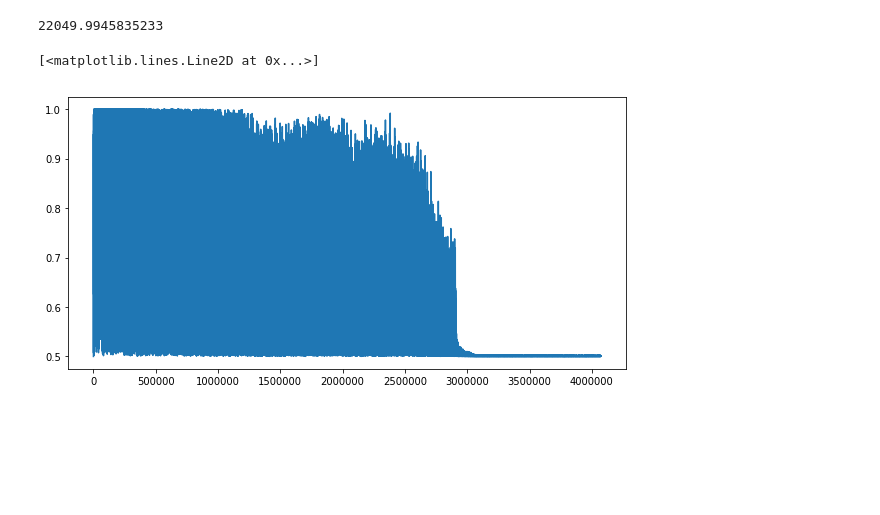
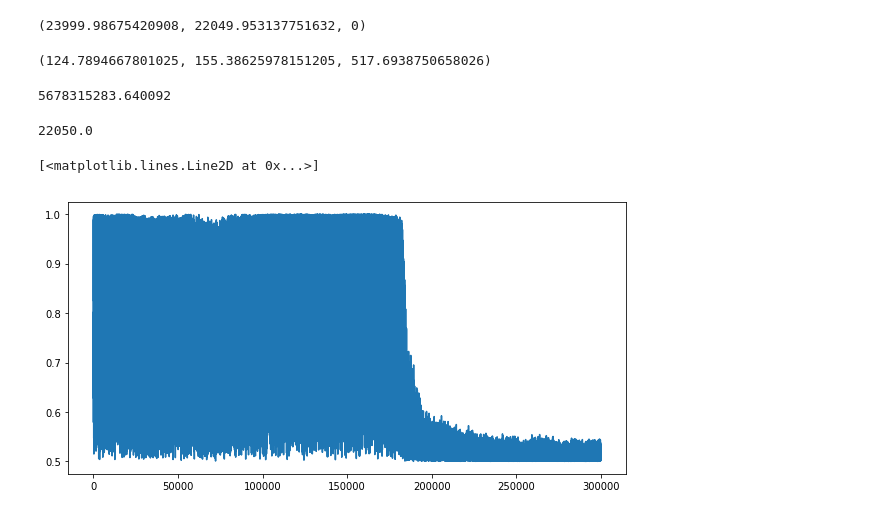
Before and after one commit to QasimWani/Shazam, a Jupyter notebook: Ctrl + F for audio.ipynb, the cells around one changed output. Cells and saved outputs as stored; diff of their text form; code cells hidden in the pictures; blank space fills up the shorter version.

```diff
--- a/Ctrl + F for audio.ipynb
+++ b/Ctrl + F for audio.ipynb
@@ -21,0 +20,2 @@ sample_rate, signal = read_file("Dynoro & Gigi DAgostino - In My Mind.wav")
+# %%
+sample_rate, signal = read_file("Animals,  Shazam Project Test.wav")
@@ -68,4 +86,4 @@ Y, X = plot(sample_rate, signal)
 # %%
-X.max()
+X.max(), X_2.max(), X.argmin()
 # %% [output]
-22049.9945835233
+(23999.98675420908, 22049.953137751632, 0)
@@ -78,6 +108,21 @@ x = expit(Y)
+# %%
+sigma_1, sigma_2, sigma_3
+# %% [output]
+(124.7894667801025, 155.38625978151205, 517.6938750658026)
+# %%
+max(sigma_1, sigma_2, sigma_3)
+# %% [output]
+5678315283.640092
+# %%
+x_1 = expit(Y)
+x_2 = expit(Y_2)
+# %%
+44100/2
+# %% [output]
+22050.0
 # %%
 plt.figure(figsize=(10,5))
-plt.plot(x)
+plt.plot(x_1[1600000:1900000])
 # %% [output]
 [<matplotlib.lines.Line2D at 0x...>]
-[figure, old version]
+[figure, new version]
```
Also changed, not shown: parts of 20 cells of this notebook.
